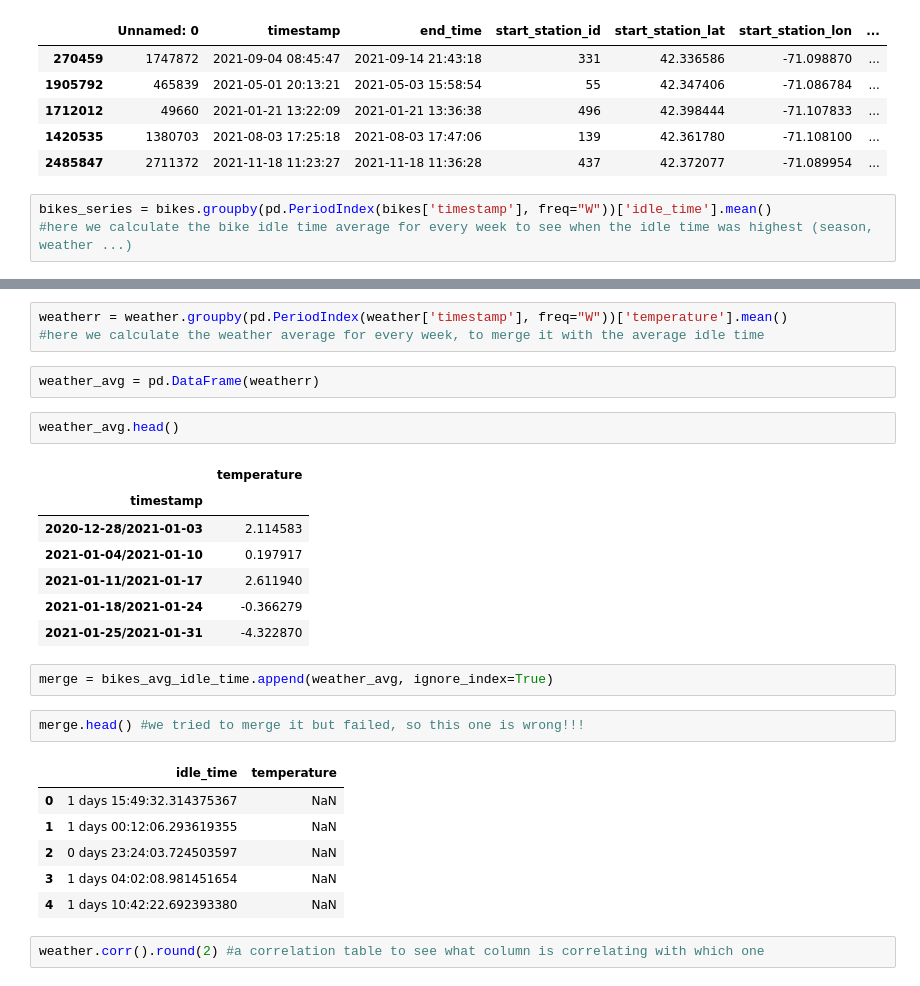
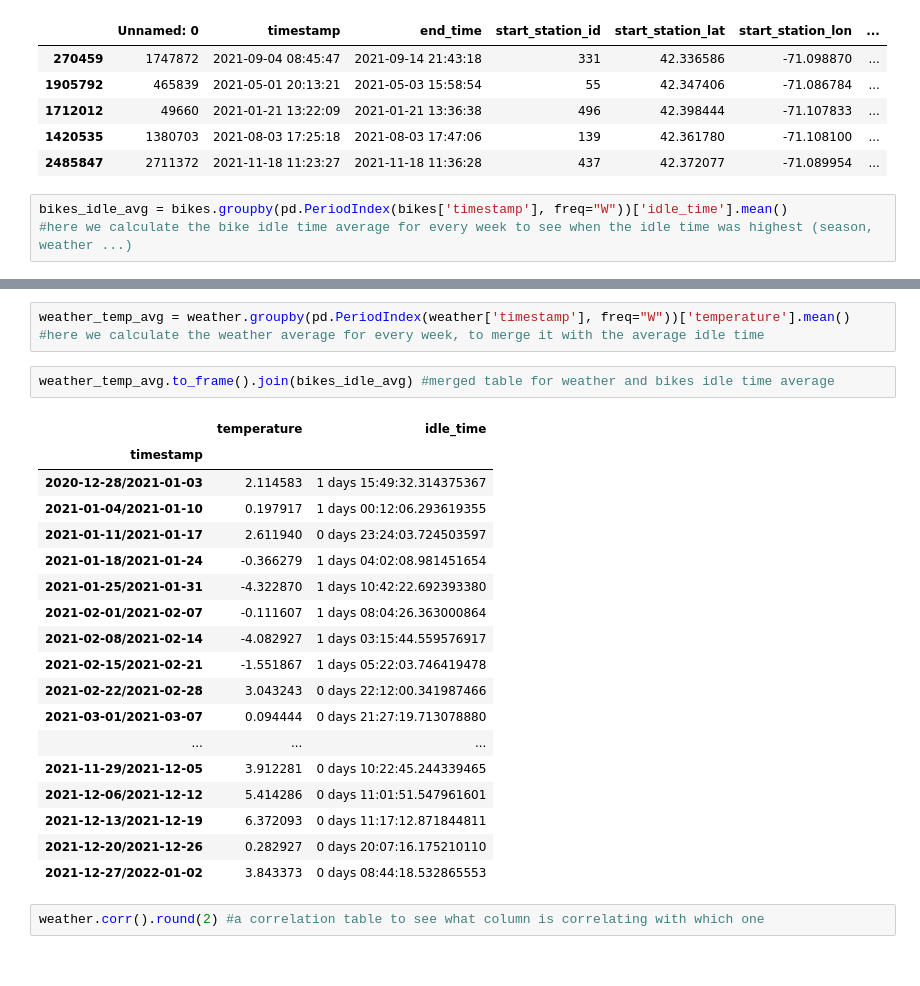
Before and after one commit to lauribus/DSMLproject, a Jupyter notebook: Project bikes.ipynb, the cells around one changed output, grey strips where cells are left out. Cells and saved outputs as stored; diff of their text form.

```diff
--- a/Project bikes.ipynb
+++ b/Project bikes.ipynb
@@ -522,5 +522,5 @@ bikes.head()
 | 1420535 | 1380703 | 2021-08-03 17:25:18 | 2021-08-03 17:47:06 | 139 | 42.361780 | -71.108100 | ... |
 | 2485847 | 2711372 | 2021-11-18 11:23:27 | 2021-11-18 11:36:28 | 437 | 42.372077 | -71.089954 | ... |
 # %%
-bikes_series = bikes.groupby(pd.PeriodIndex(bikes['timestamp'], freq="W"))['idle_time'].mean()
+bikes_idle_avg = bikes.groupby(pd.PeriodIndex(bikes['timestamp'], freq="W"))['idle_time'].mean()
 #here we calculate the bike idle time average for every week to see when the idle time was highest (season, weather ...)
@@ -539,29 +527,27 @@ bikes_avg_idle_time.head()
 # %%
-weatherr = weather.groupby(pd.PeriodIndex(weather['timestamp'], freq="W"))['temperature'].mean()
+weather_temp_avg = weather.groupby(pd.PeriodIndex(weather['timestamp'], freq="W"))['temperature'].mean()
 #here we calculate the weather average for every week, to merge it with the average idle time
-# %%
-weather_avg = pd.DataFrame(weatherr)
-# %%
-weather_avg.head()
-# %% [output]
-|  | temperature |
-| timestamp |  |
-| 2020-12-28/2021-01-03 | 2.114583 |
-| 2021-01-04/2021-01-10 | 0.197917 |
-| 2021-01-11/2021-01-17 | 2.611940 |
-| 2021-01-18/2021-01-24 | -0.366279 |
-| 2021-01-25/2021-01-31 | -4.322870 |
-# %%
-merge = bikes_avg_idle_time.append(weather_avg, ignore_index=True)
-# %%
-merge.head() #we tried to merge it but failed, so this one is wrong!!!
-# %% [output]
-|  | idle_time | temperature |
-| 0 | 1 days 15:49:32.314375367 | NaN |
-| 1 | 1 days 00:12:06.293619355 | NaN |
-| 2 | 0 days 23:24:03.724503597 | NaN |
-| 3 | 1 days 04:02:08.981451654 | NaN |
-| 4 | 1 days 10:42:22.692393380 | NaN |
+# %%
+weather_temp_avg.to_frame().join(bikes_idle_avg) #merged table for weather and bikes idle time average
+# %% [output]
+|  | temperature | idle_time |
+| timestamp |  |  |
+| 2020-12-28/2021-01-03 | 2.114583 | 1 days 15:49:32.314375367 |
+| 2021-01-04/2021-01-10 | 0.197917 | 1 days 00:12:06.293619355 |
+| 2021-01-11/2021-01-17 | 2.611940 | 0 days 23:24:03.724503597 |
+| 2021-01-18/2021-01-24 | -0.366279 | 1 days 04:02:08.981451654 |
+| 2021-01-25/2021-01-31 | -4.322870 | 1 days 10:42:22.692393380 |
+| 2021-02-01/2021-02-07 | -0.111607 | 1 days 08:04:26.363000864 |
+| 2021-02-08/2021-02-14 | -4.082927 | 1 days 03:15:44.559576917 |
+| 2021-02-15/2021-02-21 | -1.551867 | 1 days 05:22:03.746419478 |
+| 2021-02-22/2021-02-28 | 3.043243 | 0 days 22:12:00.341987466 |
+| 2021-03-01/2021-03-07 | 0.094444 | 0 days 21:27:19.713078880 |
+| ... | ... | ... |
+| 2021-11-29/2021-12-05 | 3.912281 | 0 days 10:22:45.244339465 |
+| 2021-12-06/2021-12-12 | 5.414286 | 0 days 11:01:51.547961601 |
+| 2021-12-13/2021-12-19 | 6.372093 | 0 days 11:17:12.871844811 |
+| 2021-12-20/2021-12-26 | 0.282927 | 0 days 20:07:16.175210110 |
+| 2021-12-27/2022-01-02 | 3.843373 | 0 days 08:44:18.532865553 |
 # %%
 weather.corr().round(2) #a correlation table to see what column is correlating with which one
 # %% [output]
```
Also changed, not shown: parts of 2 cells of this notebook.
